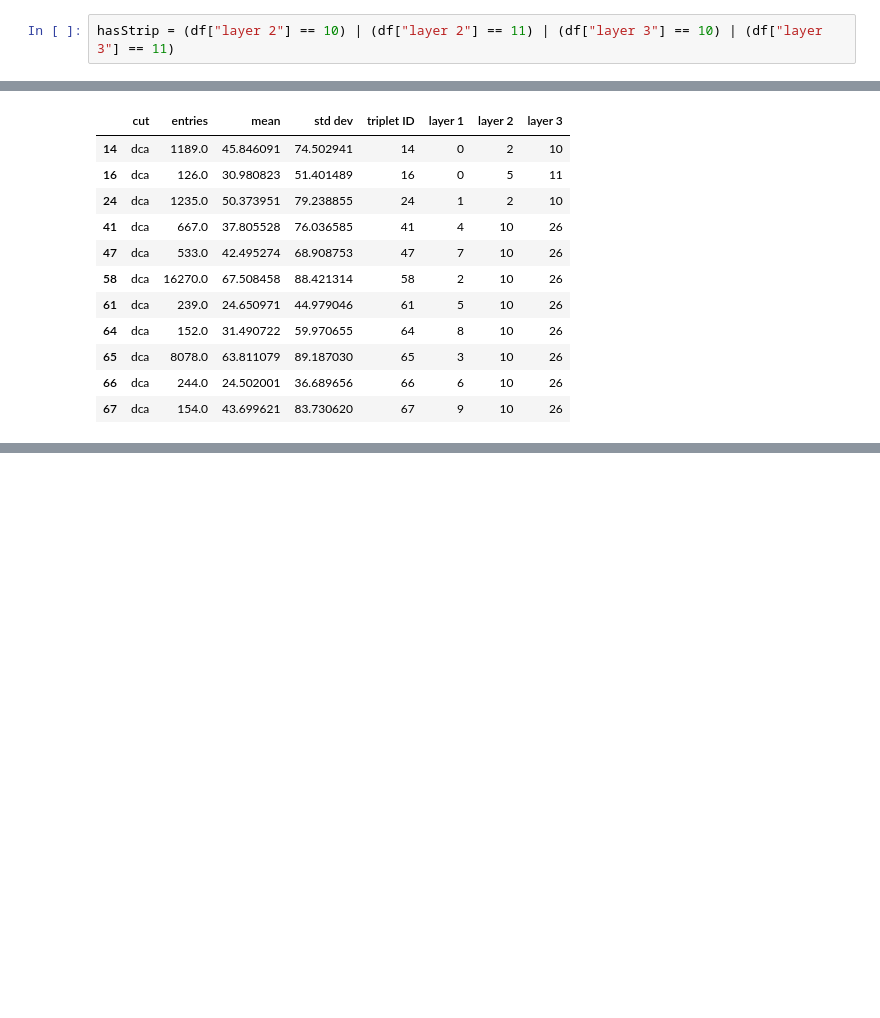
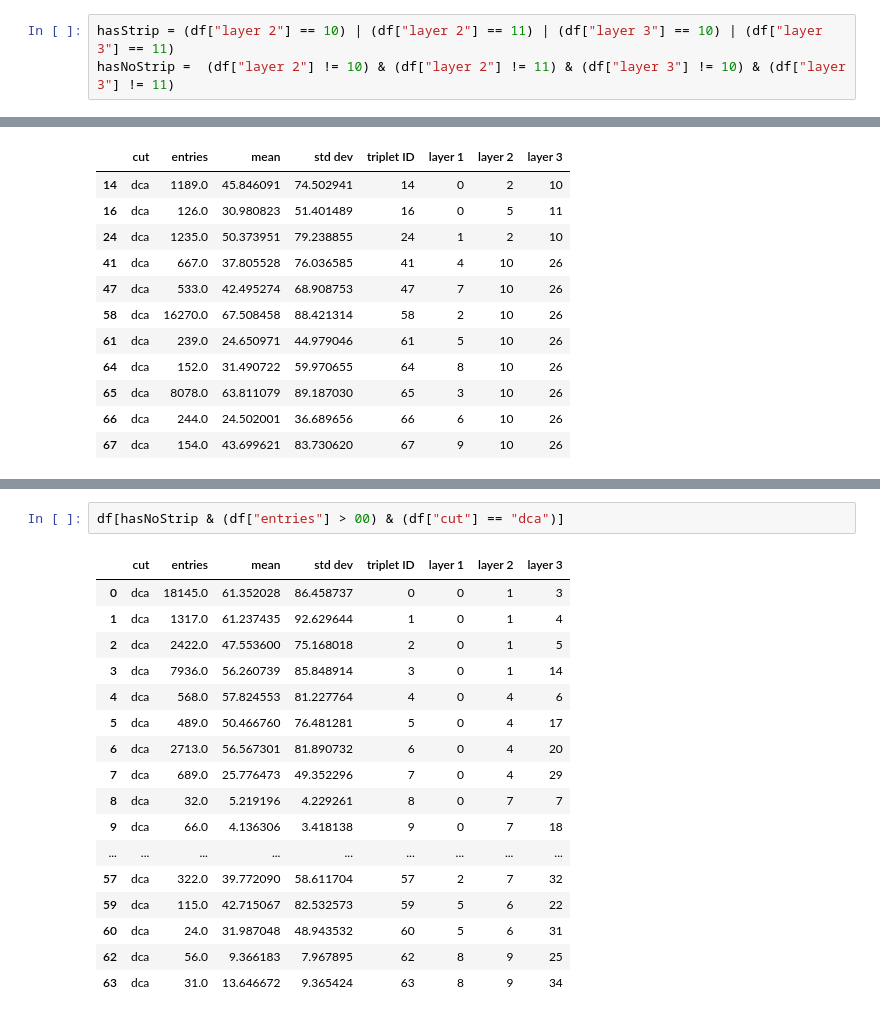
Before and after one commit to CarstenHensel/CAStripTools, a Jupyter notebook: ThetaDCA_Analyzer.ipynb, the cells around one changed output, grey strips where cells are left out. Drawn from its saved outputs; the diff is of its cells as text; blank space fills up the shorter version.

```diff
--- a/ThetaDCA_Analyzer.ipynb
+++ b/ThetaDCA_Analyzer.ipynb
@@ -155,6 +148,7 @@ df
 136 rows × 8 columns
 # %%
 hasStrip = (df["layer 2"] == 10) | (df["layer 2"] == 11) | (df["layer 3"] == 10) | (df["layer 3"] == 11)
+hasNoStrip =  (df["layer 2"] != 10) & (df["layer 2"] != 11) & (df["layer 3"] != 10) & (df["layer 3"] != 11)
 # %%
 df[hasStrip & (df["entries"] > 30) & (df["cut"] == "dca")]
 # %% [output]
@@ -178,0 +174,20 @@ c.Draw()
+# %%
+df[hasNoStrip & (df["entries"] > 00) & (df["cut"] == "dca")]
+# %% [output]
+|  | cut | entries | mean | std dev | triplet ID | layer 1 | layer 2 | layer 3 |
+| 0 | dca | 18145.0 | 61.352028 | 86.458737 | 0 | 0 | 1 | 3 |
+| 1 | dca | 1317.0 | 61.237435 | 92.629644 | 1 | 0 | 1 | 4 |
+| 2 | dca | 2422.0 | 47.553600 | 75.168018 | 2 | 0 | 1 | 5 |
+| 3 | dca | 7936.0 | 56.260739 | 85.848914 | 3 | 0 | 1 | 14 |
+| 4 | dca | 568.0 | 57.824553 | 81.227764 | 4 | 0 | 4 | 6 |
+| 5 | dca | 489.0 | 50.466760 | 76.481281 | 5 | 0 | 4 | 17 |
+| 6 | dca | 2713.0 | 56.567301 | 81.890732 | 6 | 0 | 4 | 20 |
+| 7 | dca | 689.0 | 25.776473 | 49.352296 | 7 | 0 | 4 | 29 |
+| 8 | dca | 32.0 | 5.219196 | 4.229261 | 8 | 0 | 7 | 7 |
+| 9 | dca | 66.0 | 4.136306 | 3.418138 | 9 | 0 | 7 | 18 |
+| ... | ... | ... | ... | ... | ... | ... | ... | ... |
+| 57 | dca | 322.0 | 39.772090 | 58.611704 | 57 | 2 | 7 | 32 |
+| 59 | dca | 115.0 | 42.715067 | 82.532573 | 59 | 5 | 6 | 22 |
+| 60 | dca | 24.0 | 31.987048 | 48.943532 | 60 | 5 | 6 | 31 |
+| 62 | dca | 56.0 | 9.366183 | 7.967895 | 62 | 8 | 9 | 25 |
+| 63 | dca | 31.0 | 13.646672 | 9.365424 | 63 | 8 | 9 | 34 |
```
Also changed, not shown: parts of 4 cells of this notebook.
